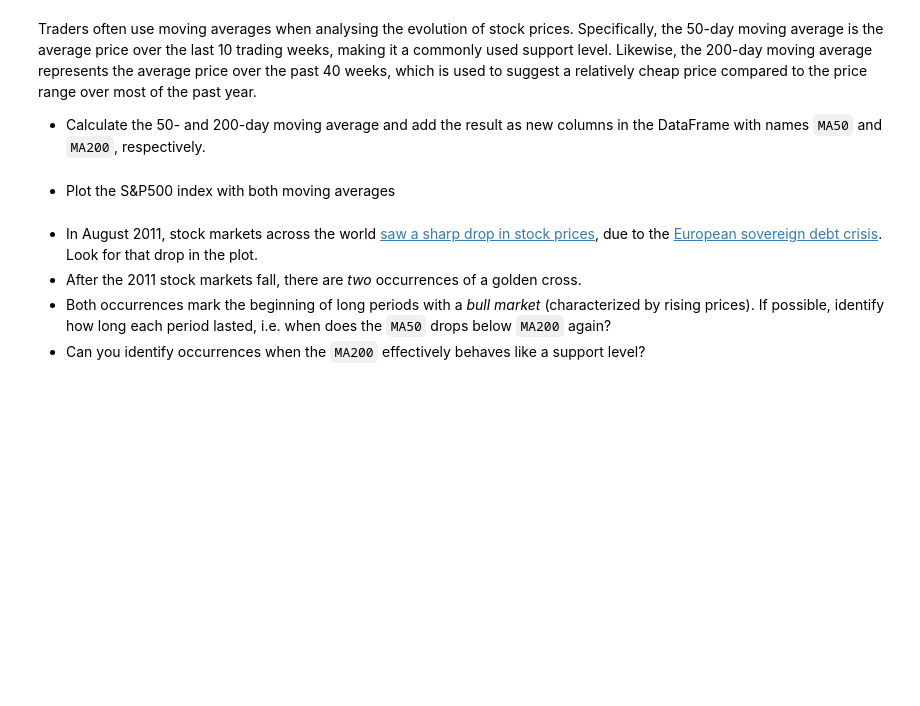
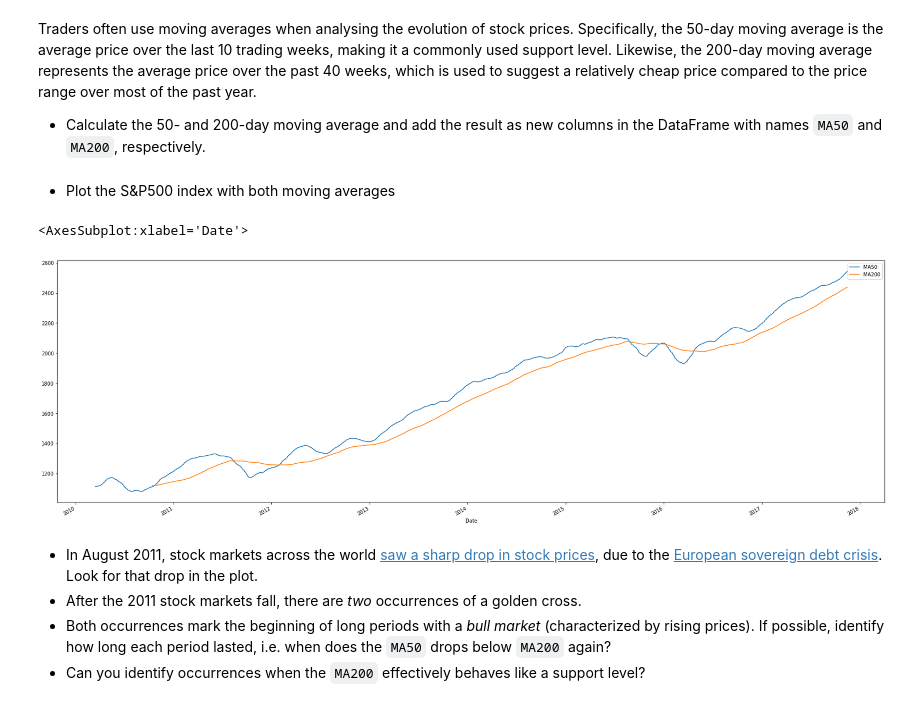
Before and after one commit to szymonvertenten/data-eng, a Jupyter notebook: dsai-en-labs-main/7-time-series/lab_golden_cross.ipynb, the cells around one changed output. Drawn from its saved outputs; the diff is of its cells as text; code cells hidden in the pictures; blank space fills up the shorter version.

```diff
--- a/dsai-en-labs-main/7-time-series/lab_golden_cross.ipynb
+++ b/dsai-en-labs-main/7-time-series/lab_golden_cross.ipynb
@@ -11,8 +32,18 @@ The dataset `SP500.csv` contains among others the closing price of the Standard
 Traders often use moving averages when analysing the evolution of stock prices. Specifically, the 50-day moving average is the average price over the last 10 trading weeks, making it a commonly used support level. Likewise, the 200-day moving average represents the average price over the past 40 weeks, which is used to suggest a relatively cheap price compared to the price range over most of the past year.
 
 - Calculate the 50- and 200-day moving average and add the result as new columns in the DataFrame with names `MA50` and `MA200`, respectively.
+# %%
+#calculate the 50-day moving average over the last 10 weeks
+sp['MA50'] = sp['Close'].rolling(50).mean()
+#calculate the 200-day moving average over the past 40 weeks
+sp['MA200'] = sp['Close'].rolling(200).mean()
 # %% [markdown]
 - Plot the S&P500 index with both moving averages
+# %%
+sp.plot(y=['MA50','MA200'], figsize=(30,10))
+# %% [output]
+<AxesSubplot:xlabel='Date'>
+[figure, added]
 # %% [markdown]
 
 - In August 2011, stock markets across the world [saw a sharp drop in stock prices](https://en.wikipedia.org/wiki/August_2011_stock_markets_fall), due to the [European sovereign debt crisis](https://en.wikipedia.org/wiki/European_debt_crisis). Look for that drop in the plot.
```
Also changed, not shown: parts of 9 cells of this notebook, 1 other file.
